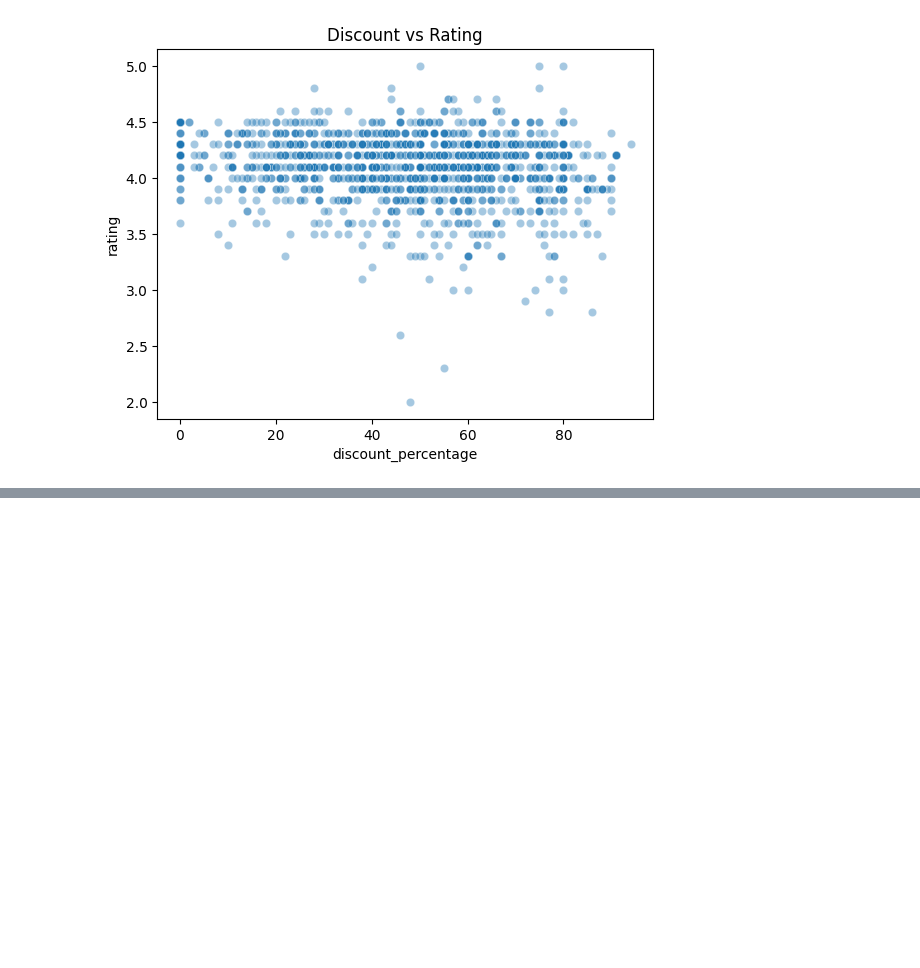
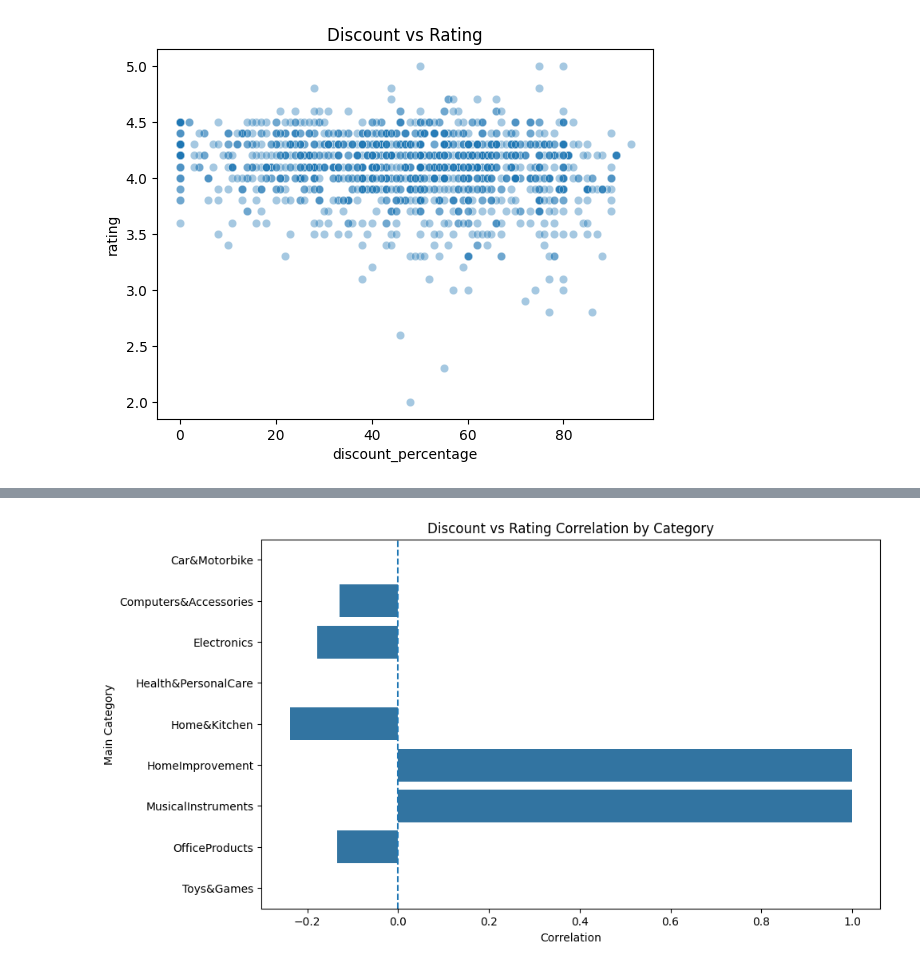
Before and after one commit to iamkaus/sales_analysis, a Jupyter notebook: notebooks/analysis.ipynb, the cells around one changed output, grey strips where cells are left out. Saved outputs shown, nothing was run; the diff lists cells and outputs as text; code cells hidden in the pictures; blank space fills up the shorter version.

```diff
--- a/notebooks/analysis.ipynb
+++ b/notebooks/analysis.ipynb
@@ -341,0 +357,17 @@ amazon_df.groupby("main_category")[["discount_percentage","rating"]].corr()
+# %%
+plt.figure(figsize=(10,6))
+
+sns.barplot(
+    data=corr_df,
+    x="correlation",
+    y="main_category"
+)
+
+plt.title("Discount vs Rating Correlation by Category")
+plt.xlabel("Correlation")
+plt.ylabel("Main Category")
+plt.axvline(0, linestyle="--")
+
+plt.show()
+# %% [output]
+[figure, added]
```
Also changed, not shown: parts of 2 cells of this notebook.
